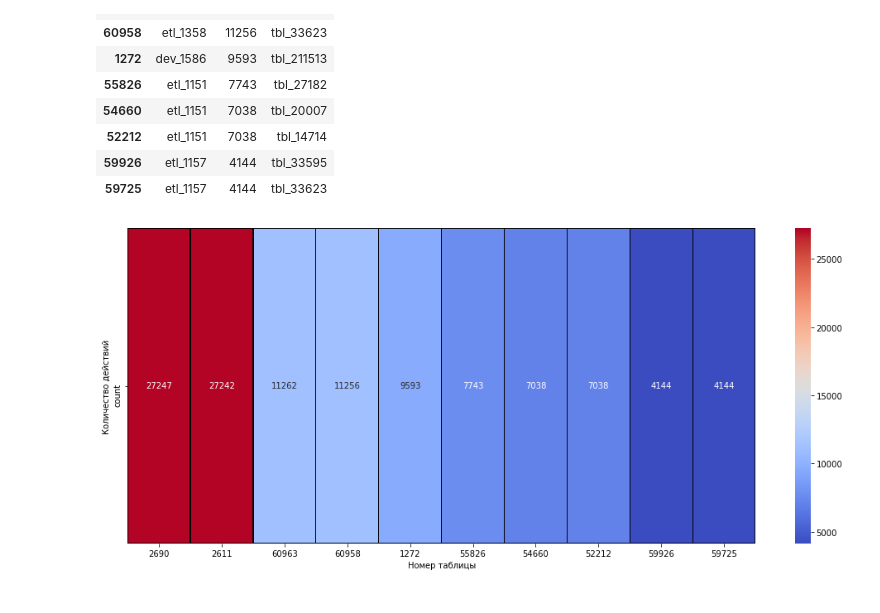
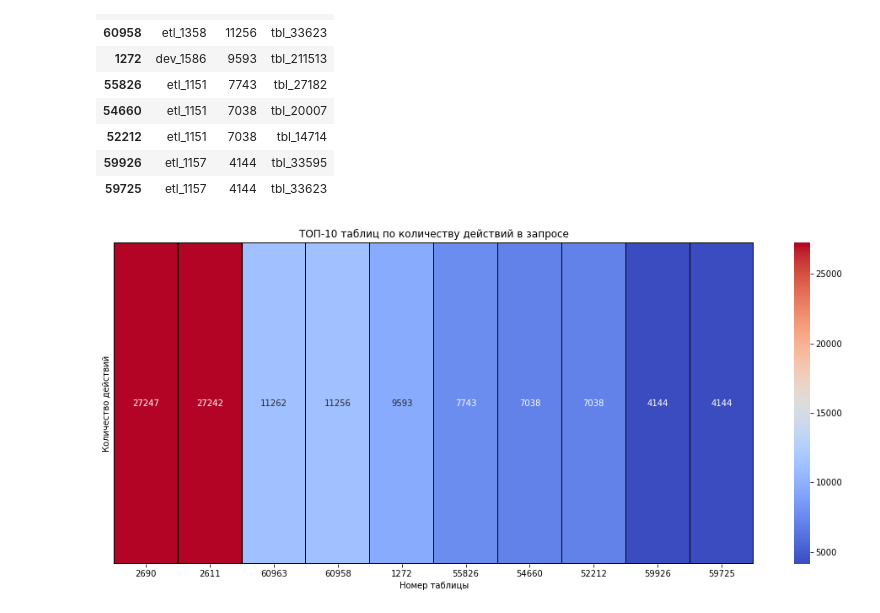
Before and after one commit to den-dw/skolkovo_hack, a Jupyter notebook: skolkovo_hack_2.0.ipynb, the cells around one changed output. Drawn from its saved outputs; the diff is of its cells as text; code cells hidden in the pictures.

```diff
--- a/skolkovo_hack_2.0.ipynb
+++ b/skolkovo_hack_2.0.ipynb
@@ -185,9 +185,11 @@ df_exp.head(10)
 # %%
 plt.figure(figsize=(17, 7))
 sns.heatmap(df_exp.head(10)[['count']].T, vmin = df_exp.head(10)['count'].min(), vmax = df_exp.head(10)['count'].max(),
             annot = True,  cmap = 'coolwarm', fmt ='3g', linewidths=0.2, linecolor='black')
 plt.ylabel('Количество действий')
 plt.xlabel('Номер таблицы')
+plt.yticks ([])
+plt.title('ТОП-10 таблиц по количеству действий в запросе')
 plt.show()
 # %% [output]
-[figure, old version]
+[figure, new version]
```
Also changed, not shown: parts of 1 cell of this notebook.
